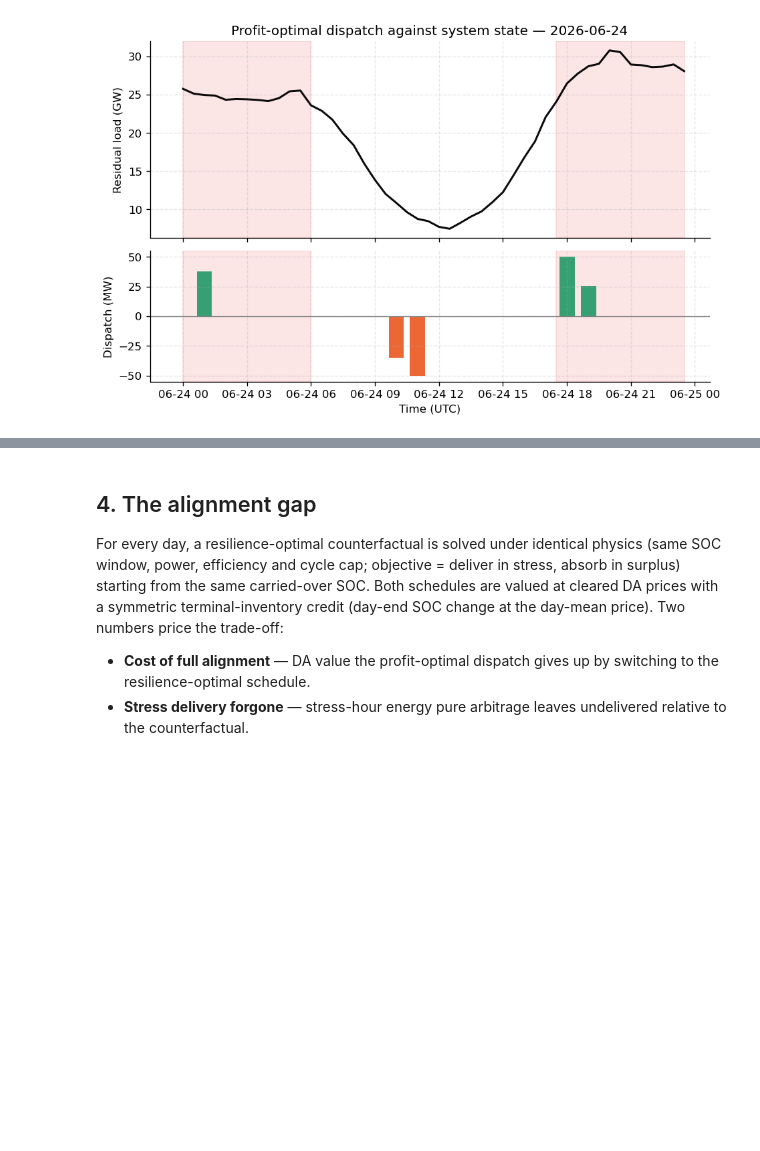
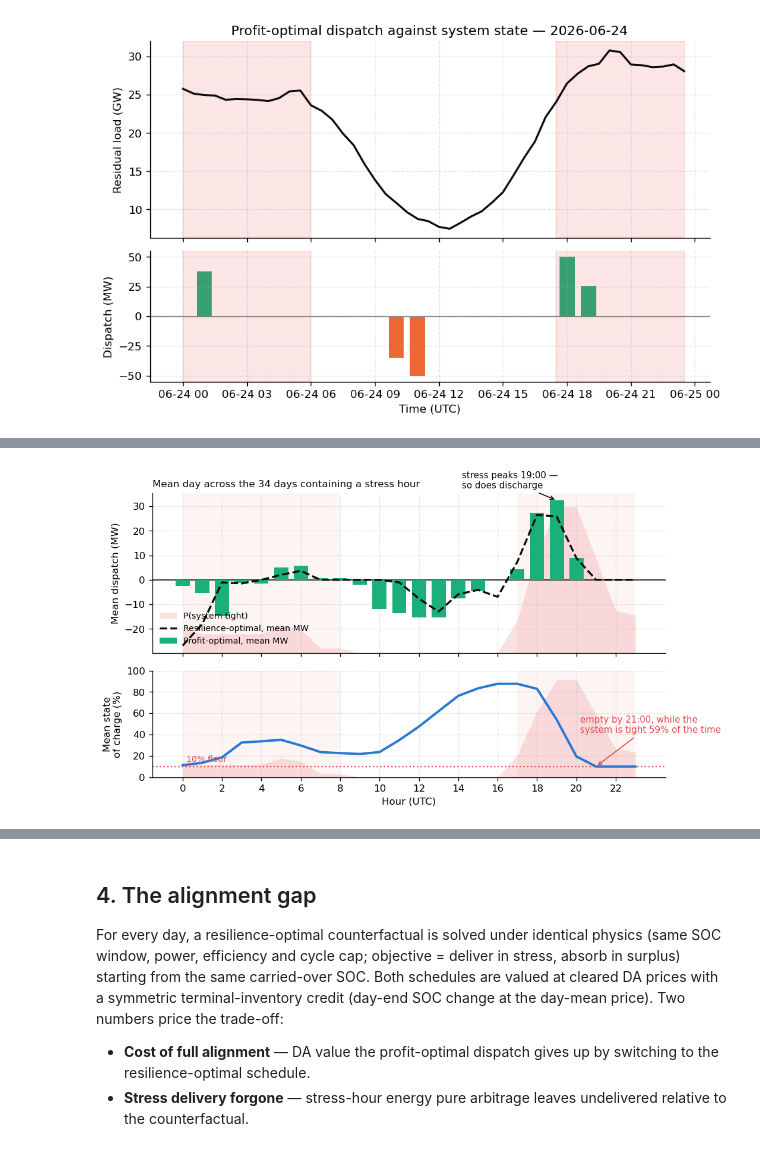
Before and after one commit to shaw029/power-trading, a Jupyter notebook: notebooks/04_alignment_gap.ipynb, the cells around one changed output, grey strips where cells are left out. Cells and saved outputs as stored; diff of their text form; code cells hidden in the pictures; blank space fills up the shorter version.

```diff
--- a/notebooks/04_alignment_gap.ipynb
+++ b/notebooks/04_alignment_gap.ipynb
@@ -266,0 +281,93 @@ plt.show()
+# %%
+# Figure 2 — the diurnal shape of the mismatch, over every stress day in the window.
+rows = []
+for r in records:
+    log = r["result"].dispatch_log
+    idx = pd.date_range(str(r["date"]), periods=len(log), freq="1h", tz="UTC")
+    st = hourly_flags["stress"].reindex(idx, fill_value=False)
+    su = hourly_flags["surplus"].reindex(idx, fill_value=False)
+    # Days with no stress at all would drag the resilience curve toward zero for
+    # a reason that has nothing to do with behaviour, so they are excluded.
+    if not st.any():
+        continue
+    asset = BESSAsset(
+        capacity_mwh=POWER_MW * 2, power_mw=POWER_MW,
+        charge_efficiency=CFG["charge_efficiency"],
+        discharge_efficiency=CFG["discharge_efficiency"],
+        degradation_cost_per_mwh=CFG["degradation_cost_per_mwh"],
+        initial_soc_pct=log[0]["soc_before"] if log else 0.5,
+        min_soc_pct=CFG["min_soc_pct"], max_soc_pct=CFG["max_soc_pct"],
+    )
+    res_mw = resilience.optimize_resilience_dispatch(
+        st.tolist(), su.tolist(), asset, target_daily_cycles=CFG.get("target_daily_cycles")
+    )
+    for ts, entry, res_v, stressed in zip(idx, log, res_mw, st.tolist()):
+        rows.append({"hour": ts.hour, "profit": entry["final_mw"], "resilience": res_v,
+                     "soc": entry["soc_before"], "stress": stressed})
+
+diurnal = pd.DataFrame(rows)
+stress_days = len(diurnal) // 24
+prof = diurnal.groupby("hour").agg(
+    p_stress=("stress", "mean"), profit=("profit", "mean"),
+    resilience=("resilience", "mean"), soc=("soc", "mean"),
+)
+
+fig, axes = plt.subplots(2, 1, figsize=(9, 5.0), sharex=True,
+                         gridspec_kw={"height_ratios": [3, 2]})
+x = prof.index.to_numpy()
+
+# The tight-system band sits behind both panels, so dispatch and state of charge
+# are read against the same window rather than against each other.
+for ax in axes:
+    ax.fill_between(x, 0, 1, where=prof["p_stress"] > 0, transform=ax.get_xaxis_transform(),
+                    color=C["cost"], alpha=0.06, lw=0, zorder=0)
+    ax.fill_between(x, 0, prof["p_stress"], transform=ax.get_xaxis_transform(),
+                    color=C["cost"], alpha=0.16, lw=0, zorder=1,
+                    label="P(system tight)" if ax is axes[0] else None)
+
+ax = axes[0]
+ax.bar(x, prof["profit"], width=0.72, color=C["discharge"], zorder=3,
+       label="Profit-optimal, mean MW")
+ax.plot(x, prof["resilience"], color=C["ink"], lw=2, ls="--", zorder=4,
+        label="Resilience-optimal, mean MW")
+ax.axhline(0, color=C["ink"], lw=1, zorder=2)
+ax.set_ylabel("Mean dispatch (MW)")
+peak = int(prof["p_stress"].idxmax())
+ax.annotate(f"stress peaks {peak:02d}:00 —\nso does discharge",
+            (peak, prof.loc[peak, "profit"]), xytext=(-96, 12),
+            textcoords="offset points", fontsize=9, color=C["ink"],
+            arrowprops={"arrowstyle": "->", "color": C["ink"], "lw": 1})
+ax.legend(frameon=False, fontsize=8.5, loc="lower left", ncol=1)
+ax.set_title(f"Mean day across the {stress_days} days containing a stress hour",
+             fontsize=10, loc="left", color=C["ink"])
+
+ax = axes[1]
+ax.plot(x, 100 * prof["soc"], color=C["soc"] if "soc" in C else C["da"], lw=2.4, zorder=3)
+floor = 100 * CFG["min_soc_pct"]
+ax.axhline(floor, color=C["cost"], ls=":", lw=1.4, zorder=2)
+ax.annotate(f"{floor:.0f}% floor", (0.2, floor), xytext=(0, 5),
+            textcoords="offset points", fontsize=8.5, color=C["cost"])
+empty = prof.index[(100 * prof["soc"] <= floor + 1) & (prof["p_stress"] > 0.2)]
+if len(empty):
+    h = int(empty[0])
+    ax.annotate(f"empty by {h:02d}:00, while the\nsystem is tight {prof.loc[h, 'p_stress']:.0%} of the time",
+                (h, floor), xytext=(-16, 34), textcoords="offset points", fontsize=9,
+                color=C["cost"], arrowprops={"arrowstyle": "->", "color": C["cost"], "lw": 1})
+ax.set_ylabel("Mean state\nof charge (%)")
+ax.set_ylim(0, 100)
+ax.set_xlabel("Hour (UTC)")
+ax.set_xticks(range(0, 24, 2))
+
+plt.tight_layout()
+# Print-resolution export for the poster: the systemic replacement for the exemplar day.
+save_poster_fig(fig, "nb04_fig2_diurnal_mismatch")
+
+plt.show()
+
+served = diurnal[diurnal["stress"]]
+print(f"Within stress hours (n={len(served)}): profit-optimal delivers "
+      f"{served['profit'].mean():+.1f} MW mean and is discharging in "
+      f"{(served['profit'] > 0).mean():.0%} of them;\nresilience-optimal "
+      f"{served['resilience'].mean():+.1f} MW in {(served['resilience'] > 0).mean():.0%}.")
+# %% [output]
+[figure, added]
```
Also changed, not shown: parts of 2 cells of this notebook, 1 other file.
